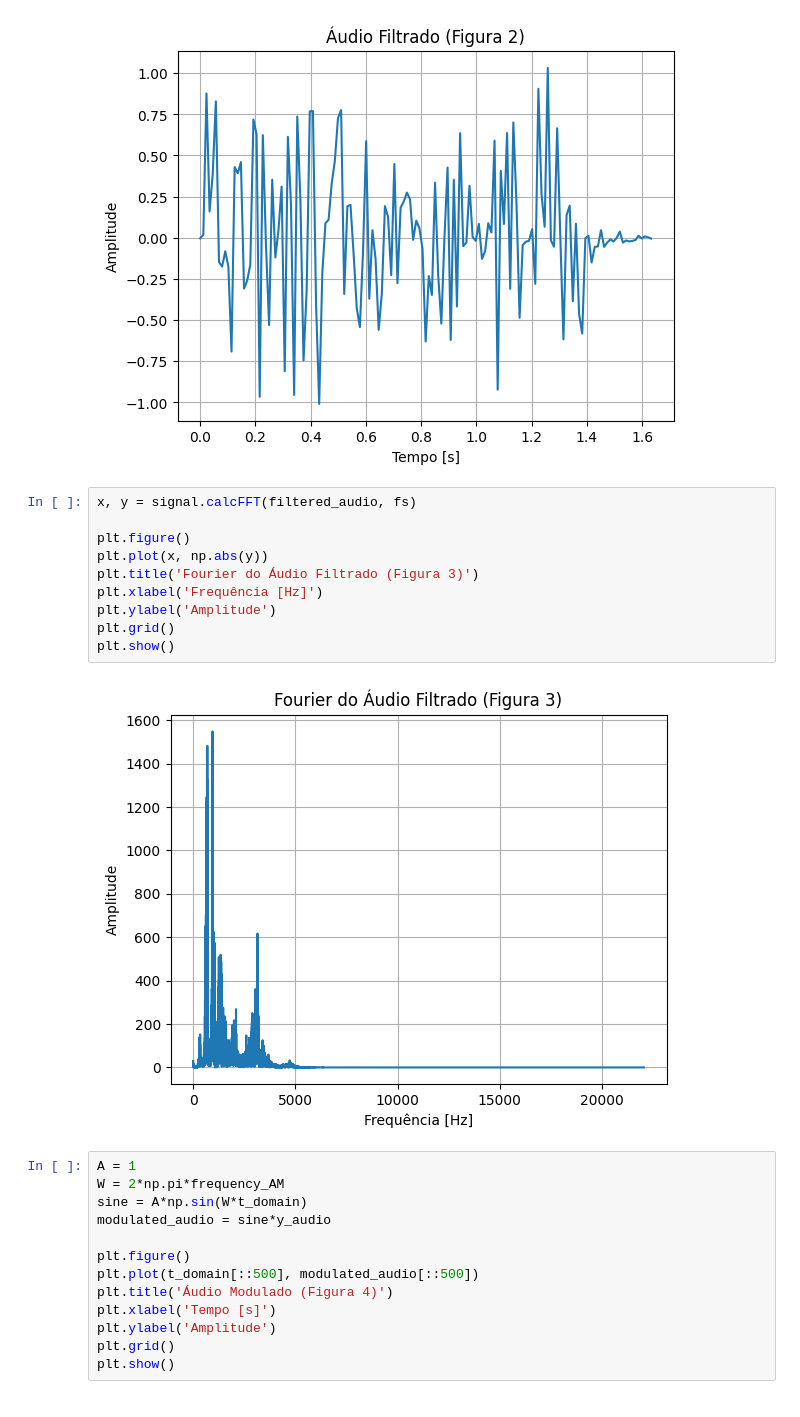
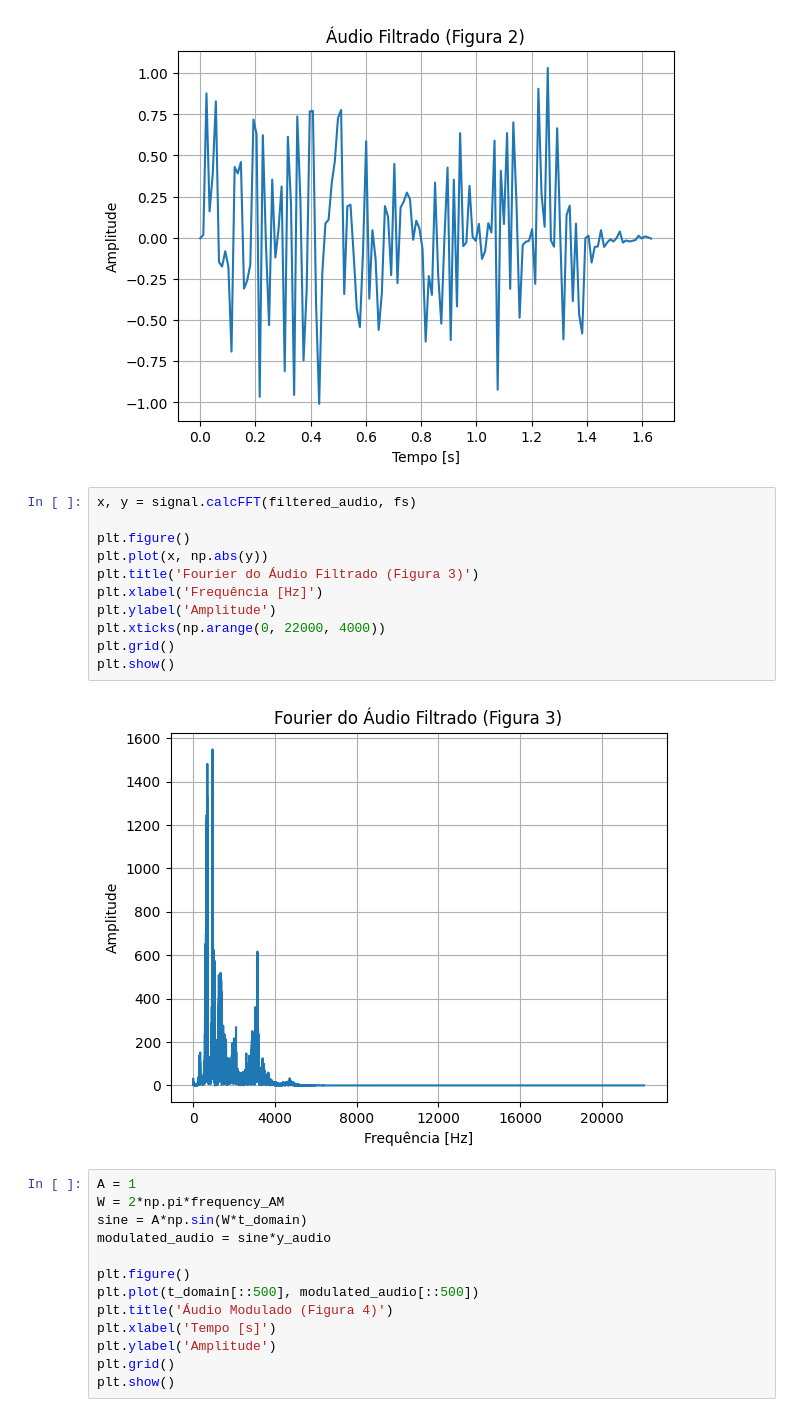
Before and after one commit to DeLucca990/CamadasFis, a Jupyter notebook: Projeto8/encoder.ipynb, the cells around one changed output. Drawn from its saved outputs; the diff is of its cells as text.

```diff
--- a/Projeto8/encoder.ipynb
+++ b/Projeto8/encoder.ipynb
@@ -44,15 +44,16 @@ plt.show()
 # %%
 x, y = signal.calcFFT(filtered_audio, fs)
 
 plt.figure()
 plt.plot(x, np.abs(y))
 plt.title('Fourier do Áudio Filtrado (Figura 3)')
 plt.xlabel('Frequência [Hz]')
 plt.ylabel('Amplitude')
+plt.xticks(np.arange(0, 22000, 4000))
 plt.grid()
 plt.show()
 # %% [output]
-[figure, old version]
+[figure, new version]
 # %%
 A = 1
 W = 2*np.pi*frequency_AM
```
Also changed, not shown: parts of 1 cell of this notebook.
